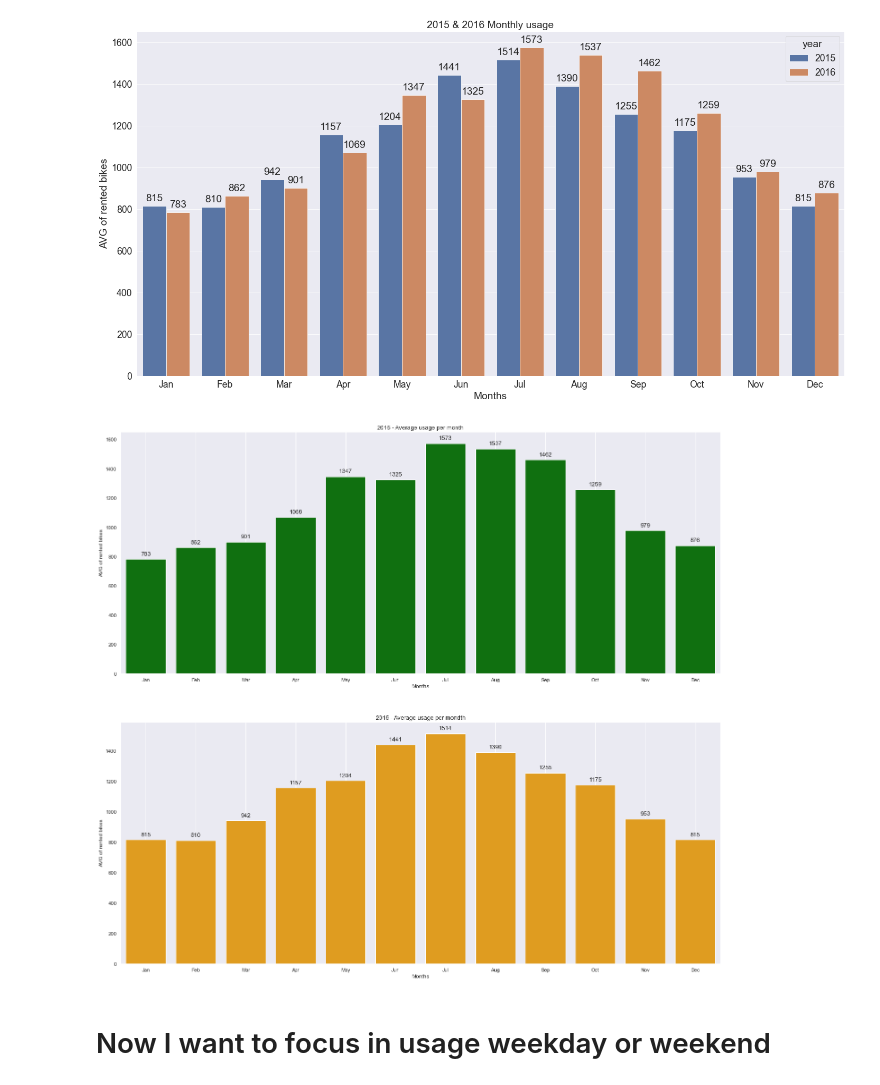
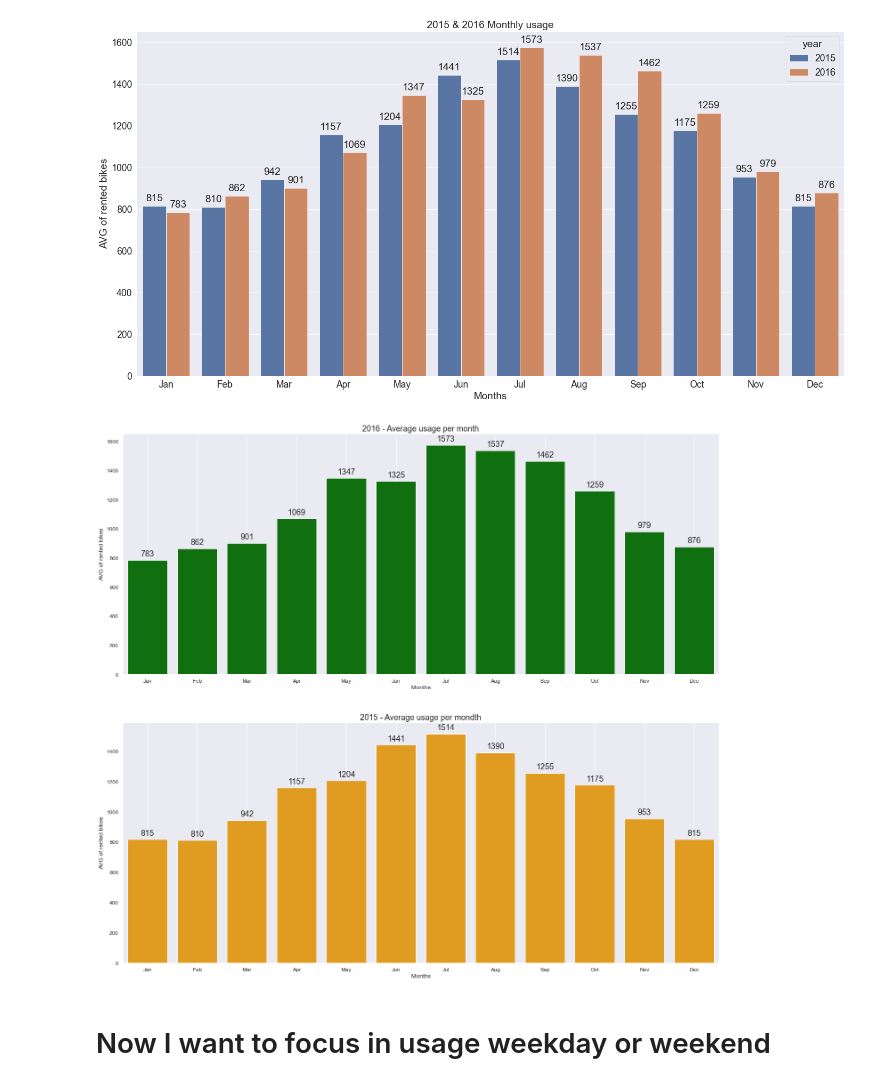
Before and after one commit to isra-st/London_Bike_Sharing, a Jupyter notebook: Visualizations_Draft_Isra.ipynb, the cells around one changed output. Drawn from its saved outputs; the diff is of its cells as text; code cells hidden in the pictures.

```diff
--- a/Visualizations_Draft_Isra.ipynb
+++ b/Visualizations_Draft_Isra.ipynb
@@ -361,23 +361,23 @@ m_2016=pd.DataFrame(m_2016)
 # %%
 fig, ax = plt.subplots(2, figsize=(24,12))
 plt.grid()
 plt.subplots_adjust(left=None, bottom=None, right=None, top=1.5, wspace=4, hspace=0.2)
-sns.set(font_scale=1.1, color_codes=False, rc=None)
+sns.set(font_scale=1.5, color_codes=False, rc=None)
 m_h_2016 = sns.barplot(y=m_2016['bike_number'], x=m_2016.index, color='green', ax=ax[0])
 plt.grid()
 add_value_labels(m_h_2016, typ='bar')
 ax[0].set_title('2016 - Average usage per month')
 ax[0].set_ylabel('AVG of rented bikes')
 ax[0].set_xlabel('Months')
 ax[0].grid()
 m_h_2015 = sns.barplot(y=m_2015['bike_number'], x=m_2015.index, color='orange',ax=ax[1])
 add_value_labels(m_h_2015, typ='bar')
 ax[1].set_title('2015 - Average usage per mondth')
 ax[1].set_ylabel('AVG of rented bikes')
 ax[1].set_xlabel('Months')
 plt.grid()
 plt.savefig('.\Isra_plots/avg_year_month_subplots_lines_2015&2016.png', dpi = 500);
 # %% [output]
-[figure, old version]
+[figure, new version]
 # %% [markdown]
 # Now I want to focus in usage weekday or weekend
```
Also changed, not shown: parts of 14 cells of this notebook, 2 other files.
